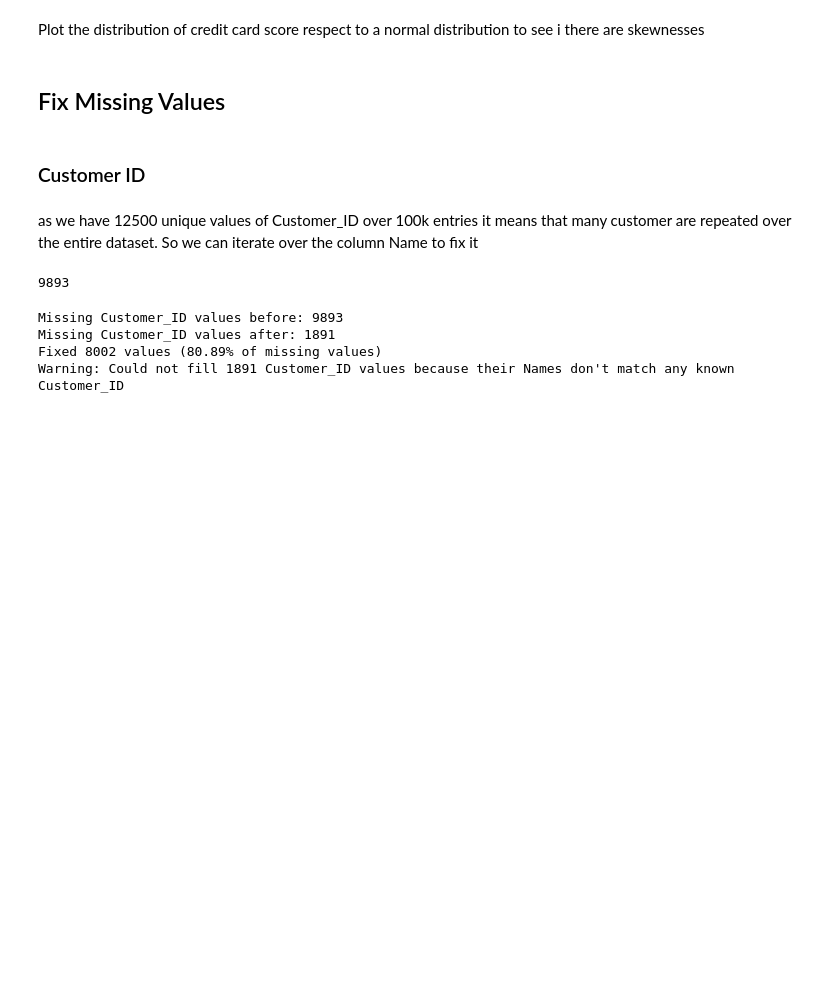
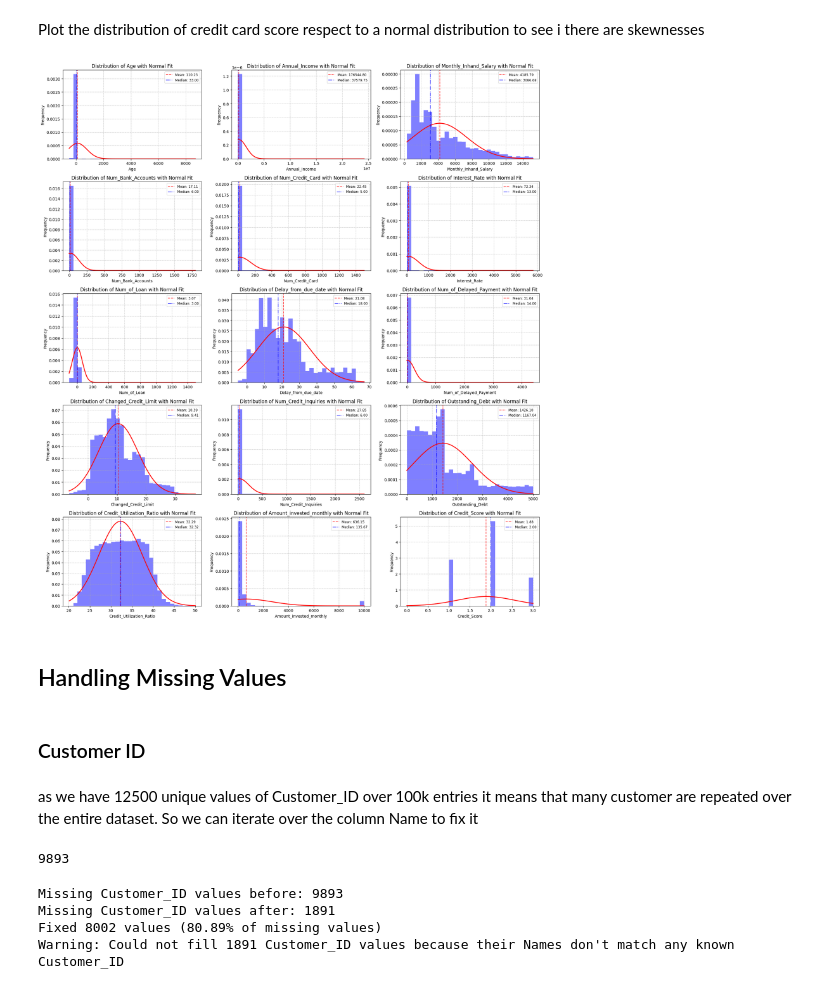
Before and after one commit to lelloxx/Advanced_Coding_Project_LUISS_2024-25, a Jupyter notebook: main.ipynb, the cells around one changed output. Saved outputs shown, nothing was run; the diff lists cells and outputs as text; code cells hidden in the pictures; blank space fills up the shorter version.

```diff
--- a/main.ipynb
+++ b/main.ipynb
@@ -64,0 +182,37 @@ credit_card_df.describe(include="object").T
+# %%
+def simple_clean_numeric(df, cols):
+    """
+    Convert specified columns to numeric by removing any non-digit characters
+    (except for period and minus sign) and then converting to numeric.
+
+    Parameters:
+      df: pandas DataFrame
+      cols: List of column names to clean and convert
+
+    Returns:
+      A new DataFrame with the specified columns cleaned and converted to numeric.
+    """
+    df_clean = df.copy()
+    for col in cols:
+        if col in df_clean.columns:
+            # Convert to string and remove all characters except digits, period, and minus sign.
+            cleaned = df_clean[col].astype(str).str.replace(r'[^0-9\.-]', '', regex=True)
+            # Convert the cleaned string to numeric (float); unconvertible values become NaN.
+            df_clean[col] = pd.to_numeric(cleaned, errors='coerce')
+    return df_clean
+
+# List of columns that should be numeric
+should_be_numeric = [
+    'Annual_Income',
+    'Num_of_Loan',
+    'Num_of_Delayed_Payment',
+    'Changed_Credit_Limit',
+    'Outstanding_Debt',
+    'Amount_invested_monthly'
+]
+
+# Clean and convert the data
+credit_card_df = simple_clean_numeric(credit_card_df, should_be_numeric)
+
+# Verify that the columns are now numeric
+print(credit_card_df[should_be_numeric].dtypes)
@@ -364,10 +310,10 @@ print(summary_df)
 Plot the distribution of credit card score respect to a normal distribution to see i there are skewnesses
 # %%
 from scipy.stats import norm
-import numpy as np
+
 
 # Get the list of numerical feature names from the cleaned dataframe.
-numeric_features = credit_card_cleaned.select_dtypes(include=['number']).columns
+numeric_features = credit_card_df.select_dtypes(include=['number']).columns
 n_features = len(numeric_features)
 
 # Define grid size
@@ -381,41 +327,43 @@ axes = axes.flatten()  # Flatten the 2D array of axes for easier indexing
 # Loop through all numerical features and plot their distributions
 for i, col in enumerate(numeric_features):
     ax = axes[i]
-    data = credit_card_cleaned[col].dropna()
+    data = credit_card_df[col].dropna()
 
     # Plot histogram with density normalization
     ax.hist(data, bins=30, density=True, alpha=0.5, color='blue')
 
     # Fit a normal distribution to the data and plot it
     mu, std = norm.fit(data)
     x = np.linspace(data.min(), data.max(), 100)
     y = norm.pdf(x, mu, std)
     ax.plot(x, y, 'r-', lw=2)
 
     # Add vertical lines for mean and median
     mean_val = data.mean()
     median_val = data.median()
     ax.axvline(mean_val, color='red', linestyle='--', alpha=0.7, label=f'Mean: {mean_val:.2f}')
     ax.axvline(median_val, color='blue', linestyle='-.', alpha=0.7, label=f'Median: {median_val:.2f}')
 
     # Add legend, grid, and style ticks
     ax.legend(fontsize='small')
     ax.grid(True, linestyle='--', alpha=0.7)
     ax.tick_params(axis='both', which='major', labelsize=10)
 
     # Set titles and labels
     ax.set_title(f'Distribution of {col} with Normal Fit')
     ax.set_xlabel(col)
     ax.set_ylabel('Frequency')
 
 # Remove any unused subplots if n_features is not a multiple of n_cols
 for j in range(i + 1, len(axes)):
     fig.delaxes(axes[j])
 
 plt.tight_layout()
 plt.show()
+# %% [output]
+[figure, added]
 # %% [markdown]
-## Fix Missing Values
+## Handling Missing Values
 # %% [markdown]
 ### Customer ID
 # %% [markdown]
```
Also changed, not shown: parts of 20 cells of this notebook.
